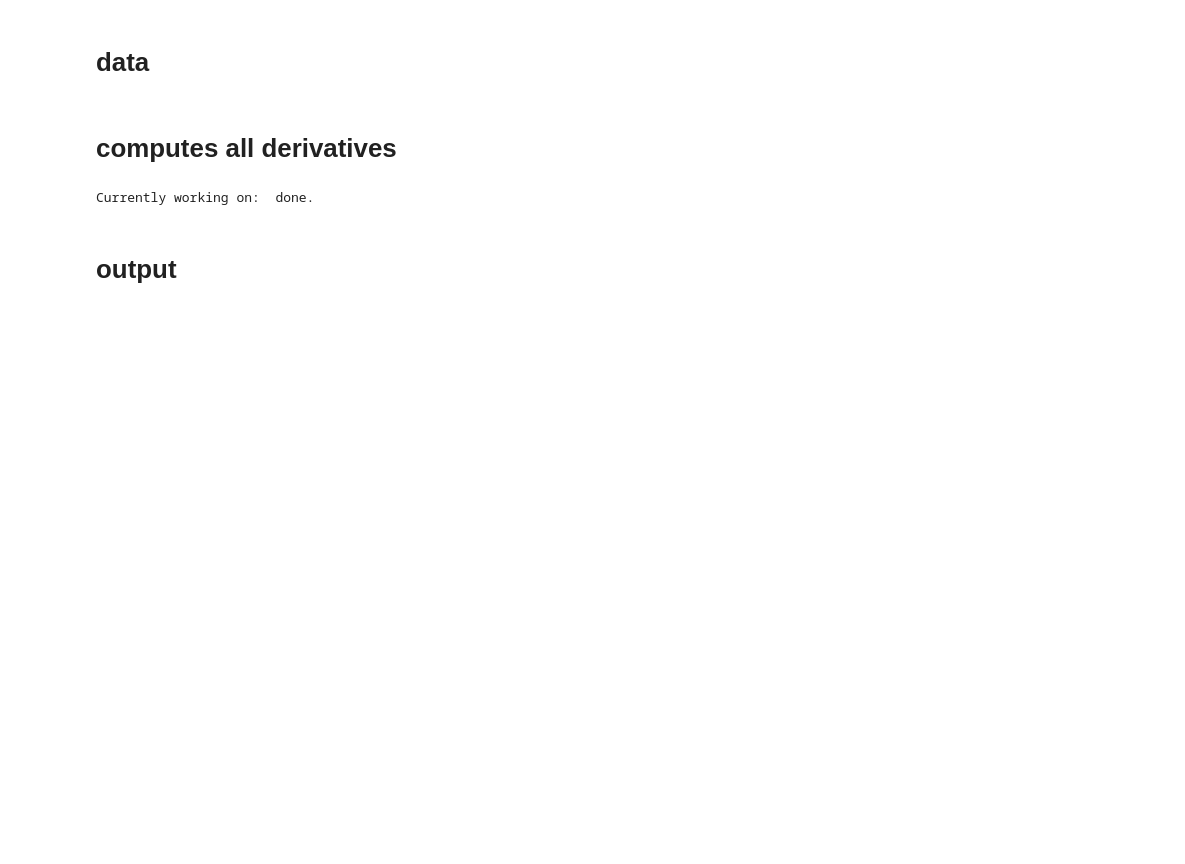
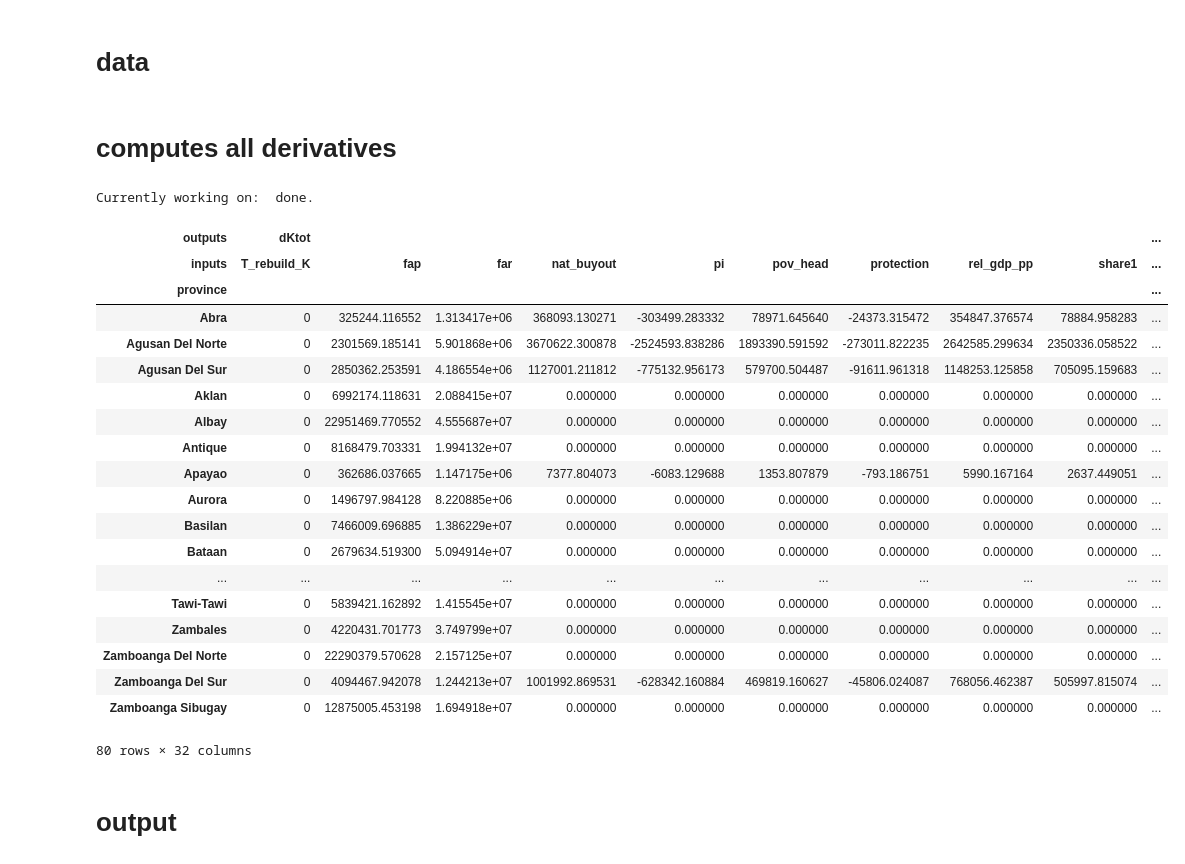
Before and after one commit to adrivsh/resilience_indicator_phl, a Jupyter notebook: systematic_policy_assessment.ipynb, the cells around one changed output. Saved outputs shown, nothing was run; the diff lists cells and outputs as text; code cells hidden in the pictures; blank space fills up the shorter version.

```diff
--- a/systematic_policy_assessment.ipynb
+++ b/systematic_policy_assessment.ipynb
@@ -38,6 +41,8 @@ for d in deriv_set:
         raise Exception(d+" is not documented in inputs_info.csv")
 # %%
 from progress_reporter import *
+
+###MH set adds and compares
 
 def compute_derivative(df_original,deriv_set,pol_assess_set):
     der = pd.DataFrame(index=df_original.index, columns=pd.MultiIndex.from_product([deriv_set,pol_assess_set], names=['inputs', 'outputs']))
@@ -50,15 +55,36 @@ def compute_derivative(df_original,deriv_set,pol_assess_set):
             df_=df_original.copy(deep=True)
             df_[var]=df_[var]+h
             fxh= compute_resiliences(df_)[pol_assess_set]
-            der[var] = ((fxh-fx)/(h)).mul(df_[var],axis=0)/fx
+            der[var] = ((fxh-fx)/(h))  # for elasticity: .mul(df_[var],axis=0)/fx
         except TypeError:
             print("no derivative for " +var)
     progress_reporter("done.")
-    return der.swaplevel('inputs', 'outputs', axis=1).sort_index(axis=1)
+    return der.swaplevel('inputs', 'outputs', axis=1).sort_index(axis=1).dropna(how="all",axis=1)
 # %%
 derivatives = compute_derivative(df_original,deriv_set,pol_assess_set)
+derivatives
 # %% [output]
 Currently working on:  done.
+| outputs | dKtot |  |  |  |  |  |  |  |  | ... |
+| inputs | T_rebuild_K | fap | far | nat_buyout | pi | pov_head | protection | rel_gdp_pp | share1 | ... |
+| province |  |  |  |  |  |  |  |  |  | ... |
+| Abra | 0 | 325244.116552 | 1.313417e+06 | 368093.130271 | -303499.283332 | 78971.645640 | -24373.315472 | 354847.376574 | 78884.958283 | ... |
+| Agusan Del Norte | 0 | 2301569.185141 | 5.901868e+06 | 3670622.300878 | -2524593.838286 | 1893390.591592 | -273011.822235 | 2642585.299634 | 2350336.058522 | ... |
+| Agusan Del Sur | 0 | 2850362.253591 | 4.186554e+06 | 1127001.211812 | -775132.956173 | 579700.504487 | -91611.961318 | 1148253.125858 | 705095.159683 | ... |
+| Aklan | 0 | 6992174.118631 | 2.088415e+07 | 0.000000 | 0.000000 | 0.000000 | 0.000000 | 0.000000 | 0.000000 | ... |
+| Albay | 0 | 22951469.770552 | 4.555687e+07 | 0.000000 | 0.000000 | 0.000000 | 0.000000 | 0.000000 | 0.000000 | ... |
+| Antique | 0 | 8168479.703331 | 1.994132e+07 | 0.000000 | 0.000000 | 0.000000 | 0.000000 | 0.000000 | 0.000000 | ... |
+| Apayao | 0 | 362686.037665 | 1.147175e+06 | 7377.804073 | -6083.129688 | 1353.807879 | -793.186751 | 5990.167164 | 2637.449051 | ... |
+| Aurora | 0 | 1496797.984128 | 8.220885e+06 | 0.000000 | 0.000000 | 0.000000 | 0.000000 | 0.000000 | 0.000000 | ... |
+| Basilan | 0 | 7466009.696885 | 1.386229e+07 | 0.000000 | 0.000000 | 0.000000 | 0.000000 | 0.000000 | 0.000000 | ... |
+| Bataan | 0 | 2679634.519300 | 5.094914e+07 | 0.000000 | 0.000000 | 0.000000 | 0.000000 | 0.000000 | 0.000000 | ... |
+| ... | ... | ... | ... | ... | ... | ... | ... | ... | ... | ... |
+| Tawi-Tawi | 0 | 5839421.162892 | 1.415545e+07 | 0.000000 | 0.000000 | 0.000000 | 0.000000 | 0.000000 | 0.000000 | ... |
+| Zambales | 0 | 4220431.701773 | 3.749799e+07 | 0.000000 | 0.000000 | 0.000000 | 0.000000 | 0.000000 | 0.000000 | ... |
+| Zamboanga Del Norte | 0 | 22290379.570628 | 2.157125e+07 | 0.000000 | 0.000000 | 0.000000 | 0.000000 | 0.000000 | 0.000000 | ... |
+| Zamboanga Del Sur | 0 | 4094467.942078 | 1.244213e+07 | 1001992.869531 | -628342.160884 | 469819.160627 | -45806.024087 | 768056.462387 | 505997.815074 | ... |
+| Zamboanga Sibugay | 0 | 12875005.453198 | 1.694918e+07 | 0.000000 | 0.000000 | 0.000000 | 0.000000 | 0.000000 | 0.000000 | ... |
+80 rows × 32 columns
 # %% [markdown]
 # output
 # %% [markdown]
```
Also changed, not shown: parts of 5 cells of this notebook, 17 other files.
